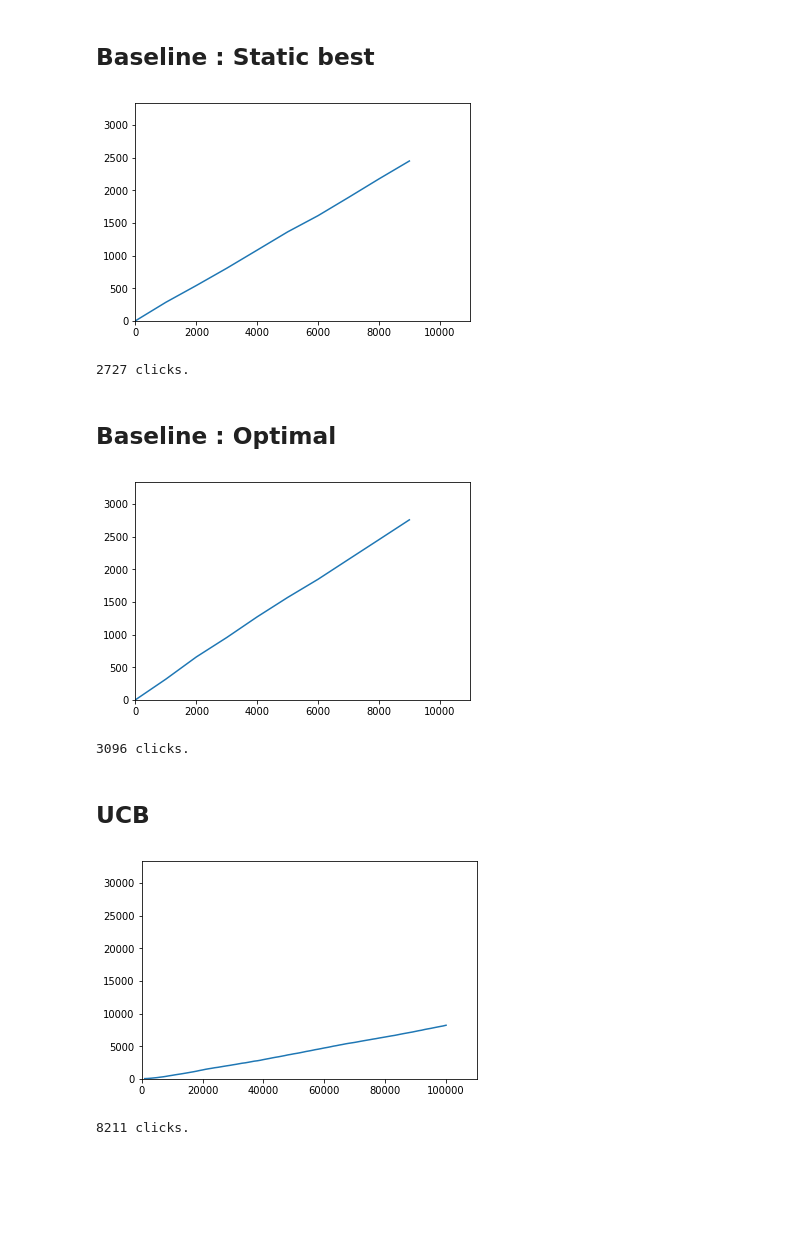
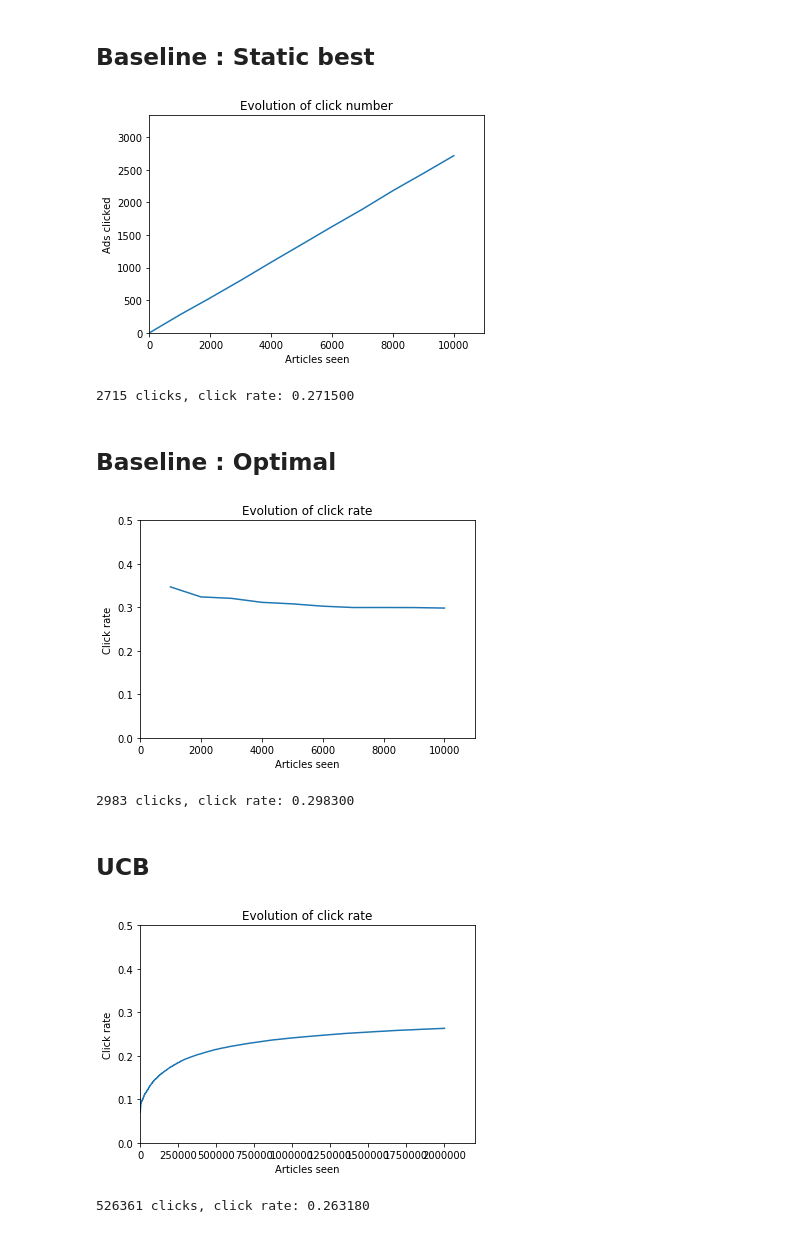
Before and after one commit to LoicH/FDMS, a Jupyter notebook: TME2-4/ad_selection.ipynb, the cells around one changed output. Cells and saved outputs as stored; diff of their text form; code cells hidden in the pictures; blank space fills up the shorter version.

```diff
--- a/TME2-4/ad_selection.ipynb
+++ b/TME2-4/ad_selection.ipynb
@@ -53,13 +59,31 @@ Probas:
 ## Baseline : Random
 # %%
 do_plot = True
-def plot_clicks(n_visits, x_values, y_values):
+def plot_clicks(n_visits, x_values, y_values, ylim=None):
     disp.clear_output(wait=True)
     plt.plot(x_values, y_values)
+    plt.title("Evolution of click number")
+    plt.xlabel("Articles seen")
+    plt.ylabel("Ads clicked")
     plt.xlim(0, n_visits*1.1)
-    plt.ylim(0, n_visits/3)
+    if ylim is None:
+        plt.ylim(0, n_visits/3)
+    else:
+        plt.ylim(0, ylim)
     plt.show()
 
+def plot_rate(n_visits, x_values, y_values, ylim=None):
+    disp.clear_output(wait=True)
+    plt.plot(x_values, y_values)
+    plt.title("Evolution of click rate")
+    plt.xlabel("Articles seen")
+    plt.ylabel("Click rate")
+    plt.xlim(0, n_visits*1.1)
+    if ylim is None:
+        plt.ylim(0, 1)
+    else:
+        plt.ylim(0, ylim)
+    plt.show()
 
 n_visits = int(1e4)
 n_clicks = 0
@@ -70,9 +94,9 @@ for it in range(n_visits):
     advertiser = np.random.choice(probas[article])
     if np.random.rand() < advertiser:
         n_clicks += 1
-    if it%1000 == 0:
+    if (it+1)%1000 in (0,1):
         x_values.append(it)
         y_values.append(n_clicks)
         plot_clicks(n_visits, x_values, y_values)
-print("%d clicks." % n_clicks)
+print("%d clicks, click rate: %f" % (n_clicks, n_clicks/n_visits))
 # %% [output]
@@ -94,66 +118,74 @@ for it in range(n_visits):
     article = np.random.choice(article_ids)
     if np.random.rand() < best_rate:
         n_clicks += 1
-    if it%1000 == 0:
+    if (it+1)%1000 in (0,1):
         x_values.append(it)
         y_values.append(n_clicks)
         plot_clicks(n_visits, x_values, y_values)
 
-print("%d clicks." % n_clicks)
+baserate_staticbest = n_clicks/n_visits
+print("%d clicks, click rate: %f" % (n_clicks, n_clicks/n_visits))
 # %% [output]
-[figure, old version]
+[figure, new version]
-2727 clicks.
+2715 clicks, click rate: 0.271500
 # %% [markdown]
 ## Baseline : Optimal
 # %%
 n_visits = int(1e4)
 
 n_clicks = 0
 x_values = []
 y_values = []
 
 for it in range(n_visits):
     article = np.random.choice(article_ids)
     if np.random.rand() < max(probas[article]):
         n_clicks += 1
-    if it%1000 == 0:
+    if (it+1)%1000 == 0:
         x_values.append(it)
-        y_values.append(n_clicks)
-        plot_clicks(n_visits, x_values, y_values)
+        y_values.append(n_clicks/(it+1))
+        plot_rate(n_visits, x_values, y_values, ylim=0.5)
 
-print("%d clicks." % n_clicks)
+baserate_optimal = n_clicks/n_visits
+print("%d clicks, click rate: %f" % (n_clicks, n_clicks/n_visits))
 # %% [output]
-[figure, old version]
+[figure, new version]
-3096 clicks.
+2983 clicks, click rate: 0.298300
 # %% [markdown]
 ## UCB
 # %%
 trials    = np.zeros_like(probas)
 successes = np.zeros_like(probas)
 
-unknown_proba = 0.5
+unknown_proba = 1
+ads_by_article = {}
 
-n_visits = int(1e5)
+n_visits = int(2e6)
 n_clicks = 0
 x_values = []
 y_values = []
+
 
 for it in range(1, n_visits+1):
     article = np.random.choice(article_ids)
     probas_estim = successes/trials
     probas_estim[np.isinf(probas_estim)] = unknown_proba
     chosen_ad = np.argmax(probas_estim[article] \
-                          + np.sqrt(2*np.log(i)/trials[article]))
+                          + np.sqrt(2*np.log(it)/trials[article]))
     trials[article, chosen_ad] += 1
+    if article in ads_by_article:
+        ads_by_article[article].append(chosen_ad)
+    else:
+        ads_by_article[article] = [chosen_ad]
     if np.random.rand() < probas[article, chosen_ad]:
         n_clicks += 1
         successes[article, chosen_ad] +=1
-    if it % 1000 == 0:
+    if (it+1)%1000 in (0,1):
         x_values.append(it)
-        y_values.append(n_clicks)
-        plot_clicks(n_visits, x_values, y_values)
+        y_values.append(n_clicks/it)
+        plot_rate(n_visits, x_values, y_values, ylim=0.5)
 
-print("%d clicks." % n_clicks)
+print("%d clicks, click rate: %f" % (n_clicks, n_clicks/n_visits))
 # %% [output]
-[figure, old version]
+[figure, new version]
-8211 clicks.
+526361 clicks, click rate: 0.263180
```
Also changed, not shown: parts of 5 cells of this notebook.
